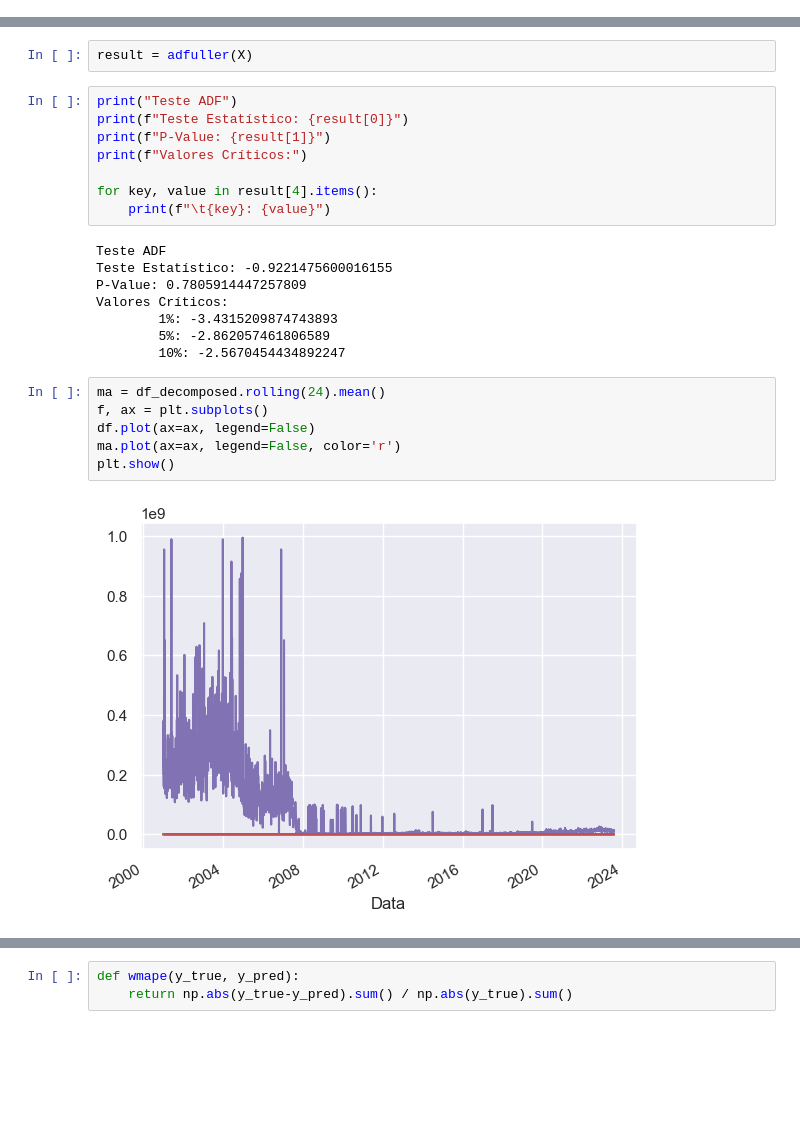
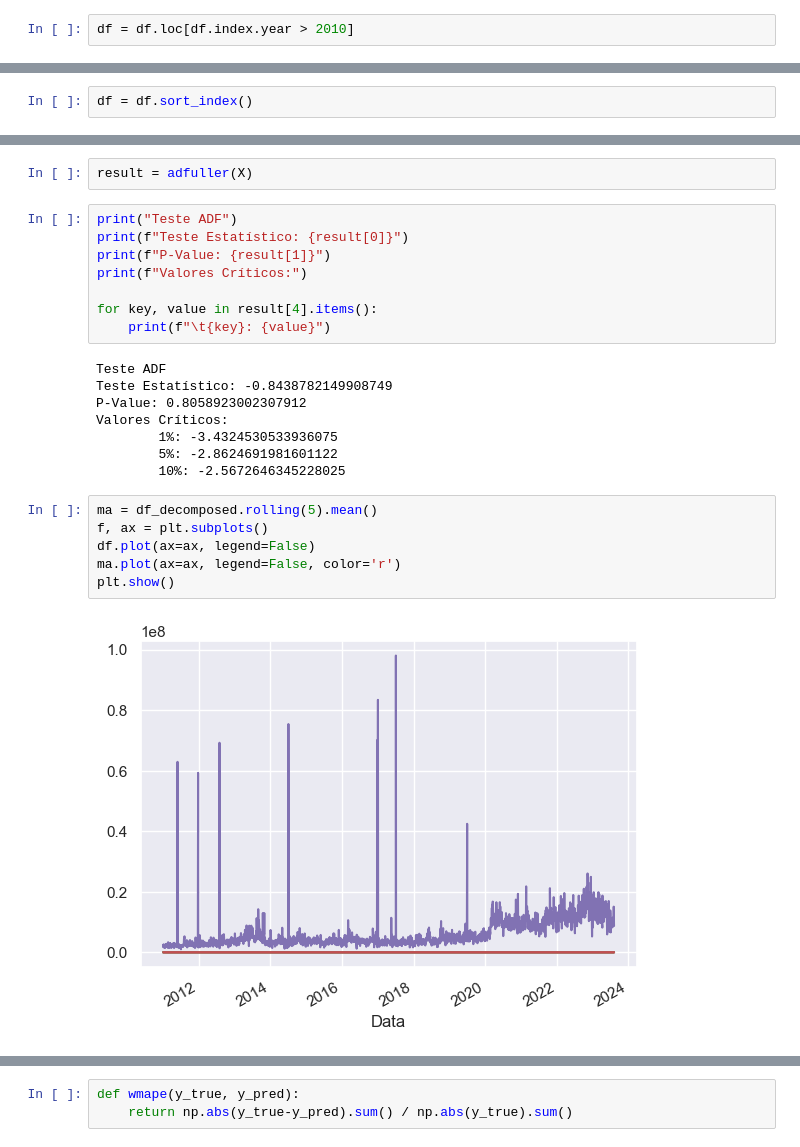
Before and after one commit to almeida25/time_series_ibovespa, a Jupyter notebook: Tech Challenge - Series Temporais.ipynb, the cells around one changed output, grey strips where cells are left out. Drawn from its saved outputs; the diff is of its cells as text; blank space fills up the shorter version.

```diff
--- a/Tech Challenge - Series Temporais.ipynb
+++ b/Tech Challenge - Series Temporais.ipynb
@@ -99,3 +99,5 @@ df['Data'] = pd.to_datetime(df['Data'], format="%d-%m-%Y")
 df = df.set_index(df['Data'])
 # %%
 df = df.drop(columns=['Data'])
+# %%
+df = df.loc[df.index.year > 2010]
@@ -131,3 +122,5 @@ df.head()
+# %%
+df = df.sort_index()
 # %%
 df_decomposed = df[['Último']]
 df_decomposed = df_decomposed.dropna()
@@ -165,19 +164,19 @@ for key, value in result[4].items():
     print(f"\t{key}: {value}")
 # %% [output]
 Teste ADF
-Teste Estatístico: -0.9221475600016155
-P-Value: 0.7805914447257809
+Teste Estatístico: -0.8438782149908749
+P-Value: 0.8058923002307912
 Valores Críticos:
-        1%: -3.4315209874743893
-        5%: -2.862057461806589
-        10%: -2.5670454434892247
+        1%: -3.4324530533936075
+        5%: -2.8624691981601122
+        10%: -2.5672646345228025
 # %%
-ma = df_decomposed.rolling(24).mean()
+ma = df_decomposed.rolling(5).mean()
 f, ax = plt.subplots()
 df.plot(ax=ax, legend=False)
 ma.plot(ax=ax, legend=False, color='r')
 plt.show()
 # %% [output]
-[figure, old version]
+[figure, new version]
 # %%
 df_log = np.log(df_decomposed)
```
Also changed, not shown: parts of 28 cells of this notebook.
